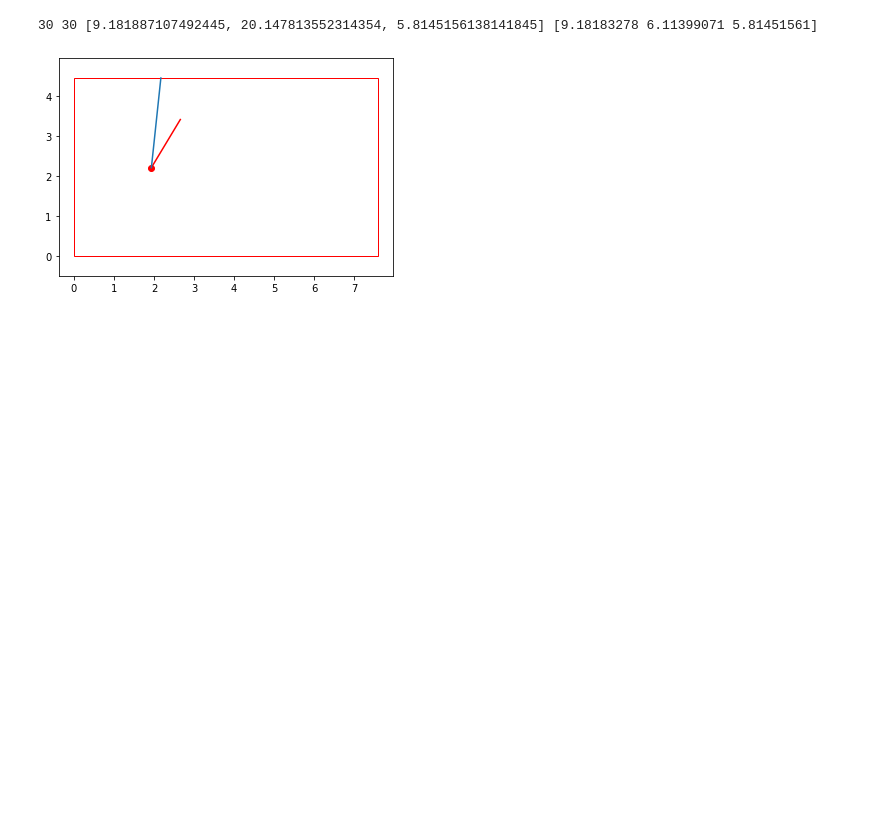
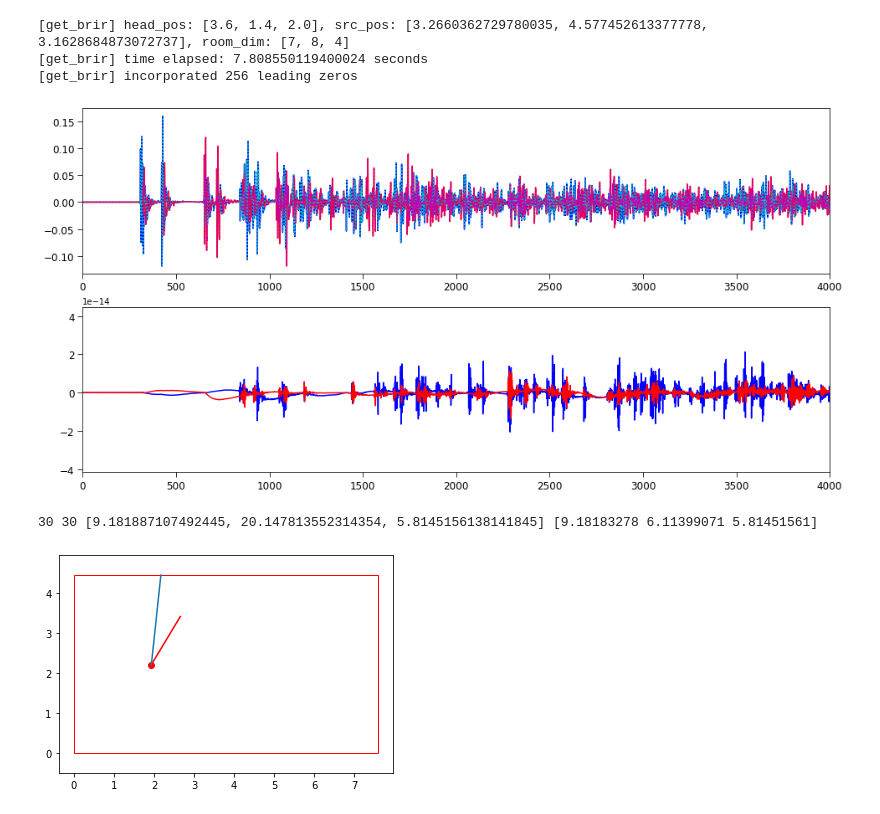
Before and after one commit to msaddler/virtual_acoustic_room, a Jupyter notebook: notebook_scratch.ipynb, the cells around one changed output. Cells and saved outputs as stored; diff of their text form; code cells hidden in the pictures; blank space fills up the shorter version.

```diff
--- a/notebook_scratch.ipynb
+++ b/notebook_scratch.ipynb
@@ -112 +143,49 @@ ipd.display(ipd.Audio(rate=sr, data=y_spatial.T, normalize=True))
+# %%
+importlib.reload(simulator_matlab)
+
+np.random.seed(0)
+brir_matlab = simulator_matlab.get_brir(
+    room_materials=room_materials,
+    room_dim_xyz=room_dim_xyz,
+    head_pos_xyz=head_pos_xyz,
+    head_azim=head_azim,
+    src_azim=src_azim,
+    src_elev=src_elev,
+    src_dist=src_dist,
+    buffer=buffer,
+    sr=sr,
+    c=c,
+    dur=dur,
+    use_hrtf_symmetry=use_hrtf_symmetry,
+    use_log_distance=use_log_distance,
+    use_jitter=use_jitter,
+    use_highpass=use_highpass,
+    incorporate_lead_zeros=incorporate_lead_zeros,
+    eng=eng)
+# %% [output]
+[get_brir] head_pos: [3.6, 1.4, 2.0], src_pos: [3.2660362729780035, 4.577452613377778, 3.1628684873072737], room_dim: [7, 8, 4]
+[get_brir] time elapsed: 7.808550119400024 seconds
+[get_brir] incorporated 256 leading zeros
+# %%
+fig, ax_arr = plt.subplots(figsize=(16, 8), nrows=2, ncols=1)
+
+offset_brir_python = brir_python[1:]
+offset_brir_matlab = brir_matlab[:-1]
+
+ax_arr[0].plot(offset_brir_python[:, 0], 'b')
+ax_arr[0].plot(offset_brir_python[:, 1], 'r')
+ax_arr[0].plot(offset_brir_matlab[:, 0], 'c', ls=':')
+ax_arr[0].plot(offset_brir_matlab[:, 1], 'm', ls=':')
+ax_arr[1].plot(offset_brir_python[:, 0] - offset_brir_matlab[:, 0], 'b')
+ax_arr[1].plot(offset_brir_python[:, 1] - offset_brir_matlab[:, 1], 'r')
+
+for ax in ax_arr:
+    util_figures.format_axes(
+        ax,
+        xlimits=[0, 4000],
+#         ylimits=[-0.01, 0.01]
+    )
+plt.show()
+# %% [output]
+[figure, added]
 # %%
```
Also changed, not shown: parts of 15 cells of this notebook, 1 other file.
